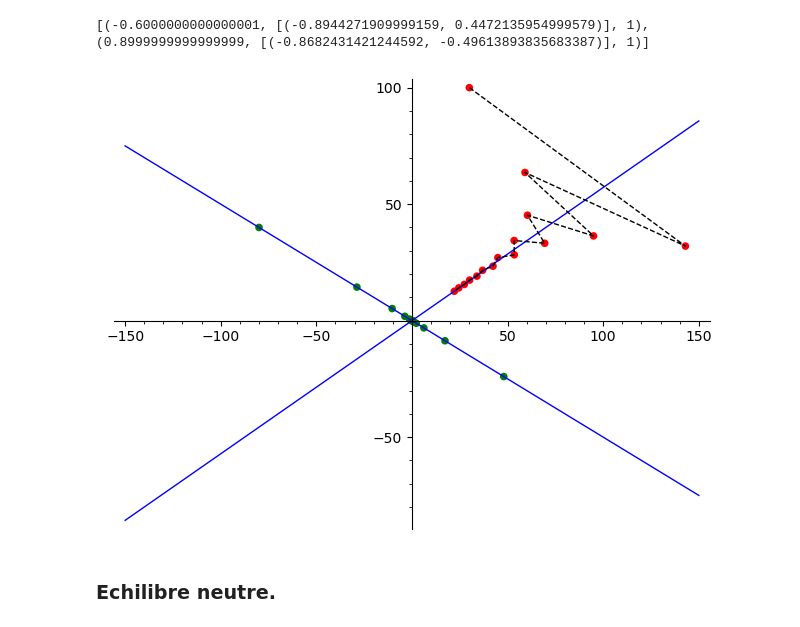
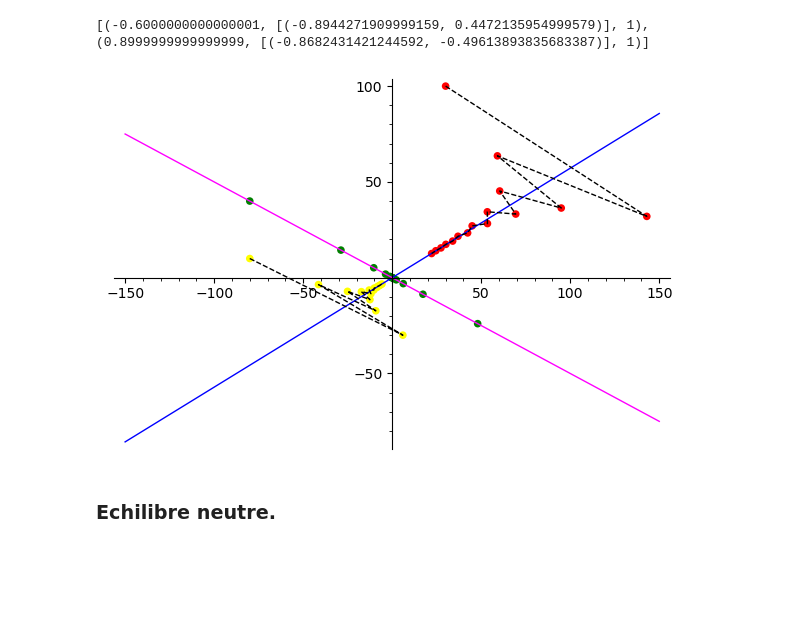
Before and after one commit to adhalanay/curs-ecologie, a Jupyter notebook: Cursul9.ipynb, the cells around one changed output. Drawn from its saved outputs; the diff is of its cells as text; code cells hidden in the pictures; blank space fills up the shorter version.

```diff
--- a/Cursul9.ipynb
+++ b/Cursul9.ipynb
@@ -275,24 +270,26 @@ print(M.eigenvectors_right())
 # %%
 A,J=var('A J')
 M=matrix(RDF,[[0.1,1.4],[0.4,0.2]])
 f(J)=4*J/7
 g(J)=-J/2
 p1=plot(f,(-150,150))
-p2=plot(g,(-150,150))
+p2=plot(g,(-150,150),color='magenta')
 def sys_orb(M,init,itr):
     orb=[]
     val=init
     orb.append(val)
     for i in range(itr):
         val=M*val
         orb.append(val)
     return orb
 p3=points(sys_orb(M,vector(CDF,[30,100]),15),size=30,color='red')
 p5=line(sys_orb(M,vector(CDF,[30,100]),15),color='black',linestyle="--")
 p4=points(sys_orb(M,vector(CDF,[-80,40]),15),size=30,color='green')
-(p1+p2+p3+p4+p5).show()
+p6=points(sys_orb(M,vector(CDF,[-80,10]),15),size=30,color='yellow')
+p7=line(sys_orb(M,vector(CDF,[-80,10]),15),color='black',linestyle="--")
+(p1+p2+p3+p4+p5+p6+p7).show()
 # %% [output]
-[figure, old version]
+[figure, new version]
 # %% [markdown]
 ### Echilibre neutre.
 # %% [markdown]
```
Also changed, not shown: parts of 20 cells of this notebook, 1 other file.
